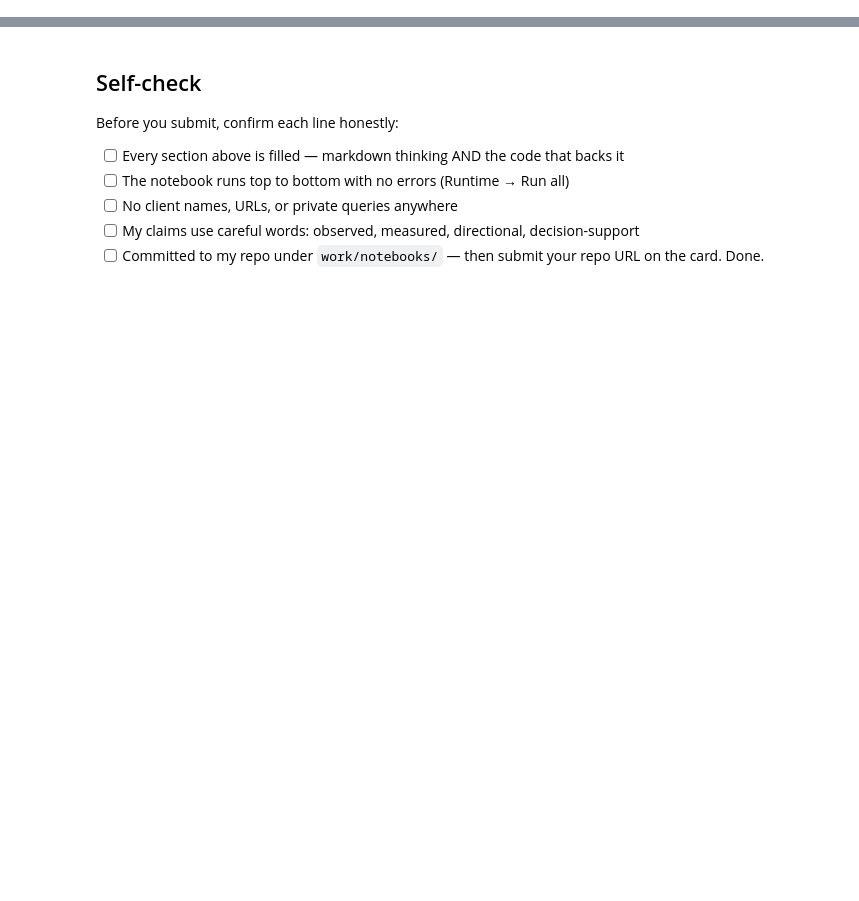
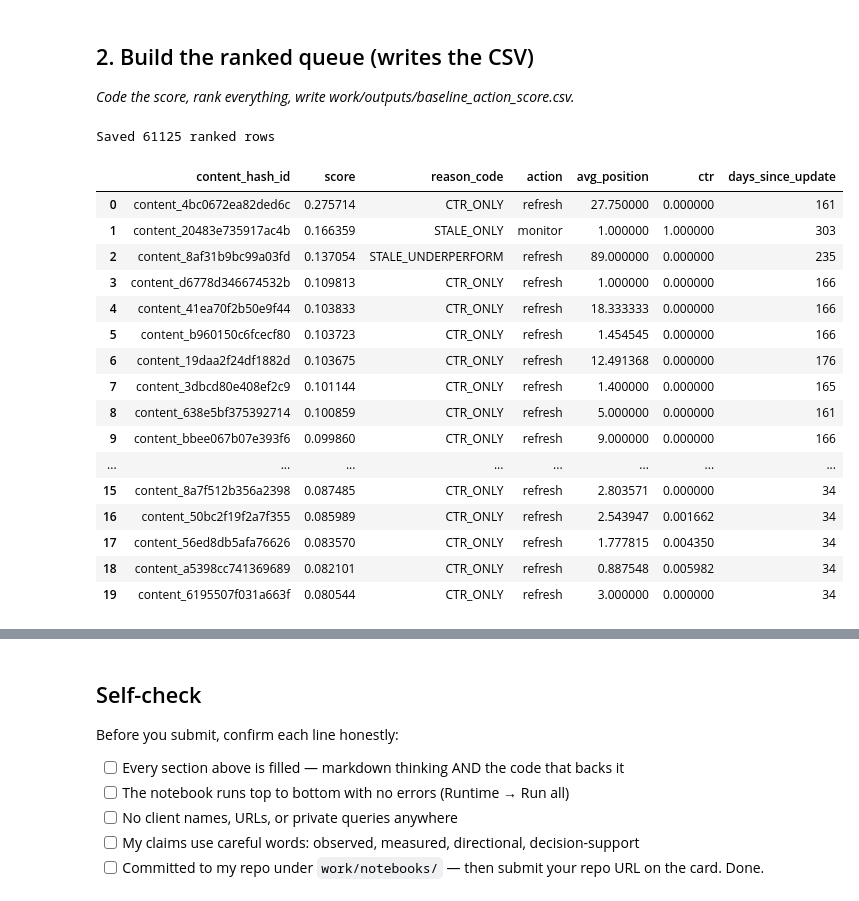
Before and after one commit to hamidism/Machine-Learning-intern, a Jupyter notebook: work/notebooks/w04_baseline_score.ipynb, the cells around one changed output, grey strips where cells are left out. Saved outputs shown, nothing was run; the diff lists cells and outputs as text; code cells hidden in the pictures; blank space fills up the shorter version.

```diff
--- a/work/notebooks/w04_baseline_score.ipynb
+++ b/work/notebooks/w04_baseline_score.ipynb
@@ -12,0 +52,9 @@ This skeleton is yours to fill. Work the sections **in order** — each one has
+# %%
+df["staleness_bucket"] = pd.cut(df["days_since_update"], bins=[-1,90,180,365,10000],
+                                  labels=["0-90d","91-180d","181-365d","365d+"])
+stale_table = df.groupby("staleness_bucket", observed=True).agg(
+    n=("content_hash_id","count"),
+    avg_ctr=("ctr","mean"),
+    avg_impressions=("total_impressions","mean")
+)
+print(stale_table)
@@ -12,0 +67,8 @@ This skeleton is yours to fill. Work the sections **in order** — each one has
+# %%
+df["position_bucket"] = pd.cut(df["avg_position"], bins=[0,3,10,20,50,1000],
+                                 labels=["1-3","4-10","11-20","21-50","50+"])
+pos_table = df.groupby("position_bucket", observed=True).agg(
+    n=("content_hash_id","count"),
+    avg_ctr=("ctr","mean")
+)
+print(pos_table)
@@ -12,0 +151,57 @@ This skeleton is yours to fill. Work the sections **in order** — each one has
+# %% [markdown]
+## 2. Build the ranked queue (writes the CSV)
+
+*Code the score, rank everything, write work/outputs/baseline_action_score.csv.*
+# %%
+# Expected CTR per position bucket (from the bucket table above)
+expected_ctr = df.groupby("position_bucket", observed=True)["ctr"].transform("mean")
+df["ctr_gap"] = expected_ctr - df["ctr"]  # positive = underperforming
+
+def reason_code(row):
+    stale = row["days_since_update"] >= 181
+    weak_ctr = row["ctr_gap"] > 0
+    if stale and weak_ctr: return "STALE_UNDERPERFORM"
+    if stale: return "STALE_ONLY"
+    if weak_ctr: return "CTR_ONLY"
+    return "HEALTHY"
+
+df["reason_code"] = df.apply(reason_code, axis=1)
+
+def action_label(rc):
+    return {"STALE_UNDERPERFORM":"refresh", "STALE_ONLY":"monitor",
+            "CTR_ONLY":"refresh", "HEALTHY":"protect"}[rc]
+
+df["action"] = df["reason_code"].apply(action_label)
+
+# Score: weight ctr_gap and staleness by search_volume (opportunity size)
+df["score"] = (df["ctr_gap"].clip(lower=0) * 0.6 +
+               (df["days_since_update"]/365).clip(upper=2) * 0.4) * (df["search_volume"].fillna(0) + 1).apply(lambda x: min(x,1000)/1000 + 0.5)
+
+ranked = df.sort_values("score", ascending=False).reset_index(drop=True)
+df["score"] = df["score"] * (df["total_impressions"] >= 50).astype(int)
+import os
+os.makedirs("work/outputs", exist_ok=True)
+ranked[["content_hash_id","score","reason_code","action","avg_position","ctr","days_since_update","search_volume"]].to_csv(
+    "work/outputs/baseline_action_score.csv", index=False)
+
+print("Saved", len(ranked), "ranked rows")
+ranked.head(20)[["content_hash_id","score","reason_code","action","avg_position","ctr","days_since_update"]]
+# %% [output]
+Saved 61125 ranked rows
+|  | content_hash_id | score | reason_code | action | avg_position | ctr | days_since_update |
+| 0 | content_4bc0672ea82ded6c | 0.275714 | CTR_ONLY | refresh | 27.750000 | 0.000000 | 161 |
+| 1 | content_20483e735917ac4b | 0.166359 | STALE_ONLY | monitor | 1.000000 | 1.000000 | 303 |
+| 2 | content_8af31b9bc99a03fd | 0.137054 | STALE_UNDERPERFORM | refresh | 89.000000 | 0.000000 | 235 |
+| 3 | content_d6778d346674532b | 0.109813 | CTR_ONLY | refresh | 1.000000 | 0.000000 | 166 |
+| 4 | content_41ea70f2b50e9f44 | 0.103833 | CTR_ONLY | refresh | 18.333333 | 0.000000 | 166 |
+| 5 | content_b960150c6fcecf80 | 0.103723 | CTR_ONLY | refresh | 1.454545 | 0.000000 | 166 |
+| 6 | content_19daa2f24df1882d | 0.103675 | CTR_ONLY | refresh | 12.491368 | 0.000000 | 176 |
+| 7 | content_3dbcd80e408ef2c9 | 0.101144 | CTR_ONLY | refresh | 1.400000 | 0.000000 | 165 |
+| 8 | content_638e5bf375392714 | 0.100859 | CTR_ONLY | refresh | 5.000000 | 0.000000 | 161 |
+| 9 | content_bbee067b07e393f6 | 0.099860 | CTR_ONLY | refresh | 9.000000 | 0.000000 | 166 |
+| ... | ... | ... | ... | ... | ... | ... | ... |
+| 15 | content_8a7f512b356a2398 | 0.087485 | CTR_ONLY | refresh | 2.803571 | 0.000000 | 34 |
+| 16 | content_50bc2f19f2a7f355 | 0.085989 | CTR_ONLY | refresh | 2.543947 | 0.001662 | 34 |
+| 17 | content_56ed8db5afa76626 | 0.083570 | CTR_ONLY | refresh | 1.777815 | 0.004350 | 34 |
+| 18 | content_a5398cc741369689 | 0.082101 | CTR_ONLY | refresh | 0.887548 | 0.005982 | 34 |
+| 19 | content_6195507f031a663f | 0.080544 | CTR_ONLY | refresh | 3.000000 | 0.000000 | 34 |
```
Also changed, not shown: parts of 17 cells of this notebook.
